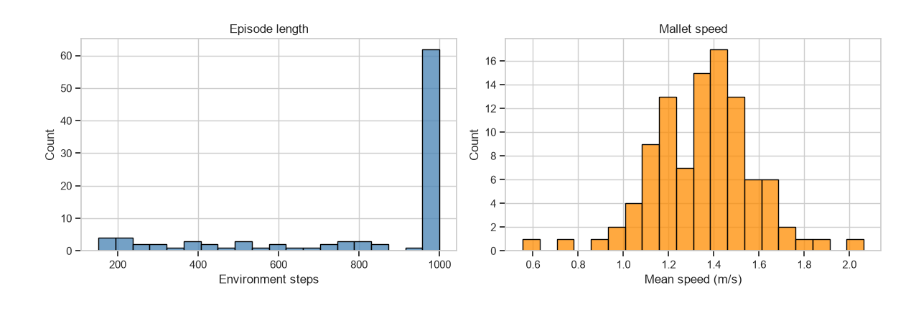
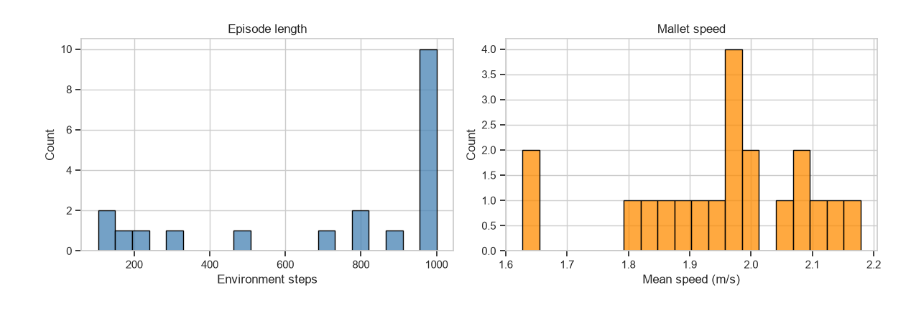
Before and after one commit to SIgz26/NHLstenden-Air-Hockey-Ai, a Jupyter notebook: Orion Vision/research/analysis.ipynb, the cells around one changed output. Cells and saved outputs as stored; diff of their text form; code cells hidden in the pictures.

```diff
--- a/Orion Vision/research/analysis.ipynb
+++ b/Orion Vision/research/analysis.ipynb
@@ -198,99 +159,29 @@ Training curves can flag instability, but diagnosing overfitting requires held-o
 # %%
-# 3. Deterministic model benchmark
-
-
+# 3. Deterministic benchmark of the final PPO curriculum policy
 
 if DEFAULT_MODEL.is_file():
-
     eval_df, summary = evaluate_model(
-
         model_path=DEFAULT_MODEL,
-
         episodes=EVAL_EPISODES,
-
-        reward_mode="aggressive",
-
+        reward_mode=DEFAULT_REWARD_MODE,
         max_steps=MAX_EPISODE_STEPS,
-
         seed=EVAL_SEED,
-
+        algorithm=DEFAULT_ALGORITHM,
+        opponent_type=EVAL_OPPONENT,
     )
-
     summary_df = pd.Series(summary, name="value").to_frame()
-
     display(summary_df)
-
     display(eval_df.head(10))
 
-
-
     fig, axes = plt.subplots(1, 2, figsize=(12, 4))
-
     sns.histplot(data=eval_df, x="episode_length", bins=20, ax=axes[0], color="steelblue")
-
     axes[0].set(title="Episode length", xlabel="Environment steps")
-
     sns.histplot(data=eval_df, x="avg_mallet_speed", bins=20, ax=axes[1], color="darkorange")
-
     axes[1].set(title="Mallet speed", xlabel="Mean speed (m/s)")
-
     fig.tight_layout()
-
     plt.show()
-
-
-
-    if reward_tag is not None and reward_tag in metrics:
-
-        training_tail = []
-
-        for run_name, run_frame in metrics[reward_tag].groupby("run"):
-
-            run_frame = run_frame.sort_values("step")
-
-            tail_size = max(1, int(np.ceil(len(run_frame) * 0.1)))
-
-            training_tail.append({"run": run_name, "training_reward": run_frame.tail(tail_size)["value"].mean()})
-
-        train_eval_df = pd.DataFrame(training_tail).melt(
-
-            id_vars="run", var_name="source", value_name="episode_reward"
-
-        )
-
-        train_eval_df = pd.concat([
-
-            train_eval_df,
-
-            pd.DataFrame({"run": ["held-out evaluation"], "source": ["evaluation_reward"],
-
-                         "episode_reward": [summary["avg_episode_return"]]}),
-
-        ], ignore_index=True)
-
-        fig, ax = plt.subplots(figsize=(9, 4))
-
-        sns.barplot(data=train_eval_df, x="run", y="episode_reward", hue="source", ax=ax)
-
-        ax.set(title="Recent training reward vs held-out evaluation", xlabel="Training run", ylabel="Mean episode return")
-
-        ax.tick_params(axis="x", rotation=20)
-
-        fig.tight_layout()
-
-        plt.show()
-
-        print("Interpret the gap only when training and evaluation use the same reward profile and episode limits.")
-
-    else:
-
-        print("No TensorBoard episode-reward data for a train/evaluation gap comparison.")
-
 else:
-
     eval_df = pd.DataFrame()
-
     summary = {}
-
-    print(f"No trained model found at {DEFAULT_MODEL}; model benchmark is skipped.")
+    print(f"No trained model found at {DEFAULT_MODEL}; PPO benchmark is skipped.")
 # %% [output]
@@ -326 +217 @@ Exception: Can't get attribute 'FloatSchedule' on <module 'stable_baselines3.com
-[figure, old version]
+[figure, new version]
```
Also changed, not shown: parts of 8 cells of this notebook, 48 other files.
